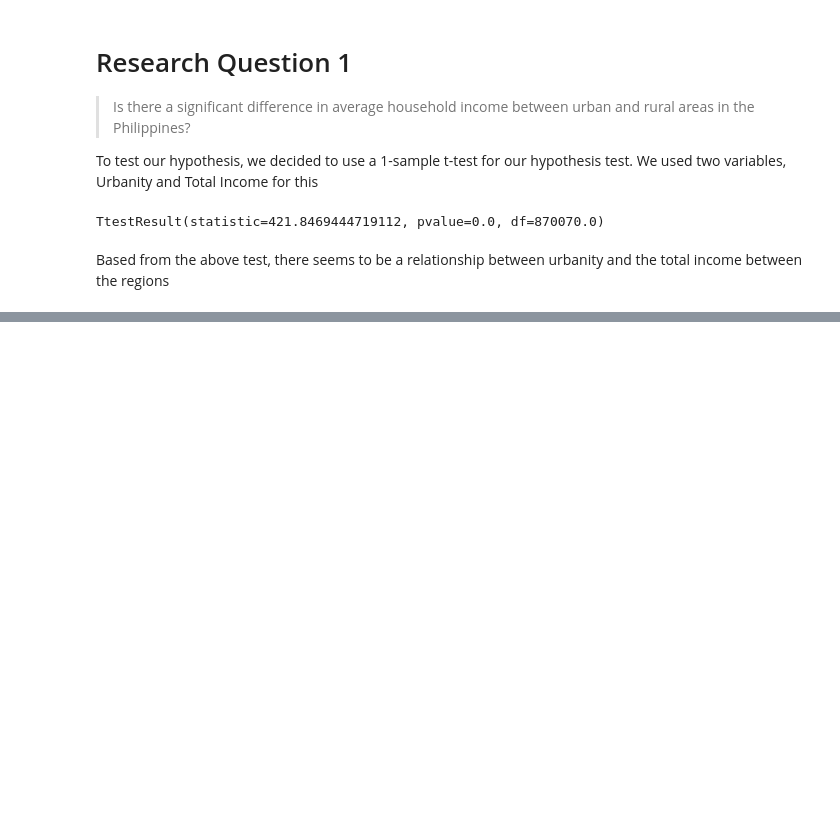
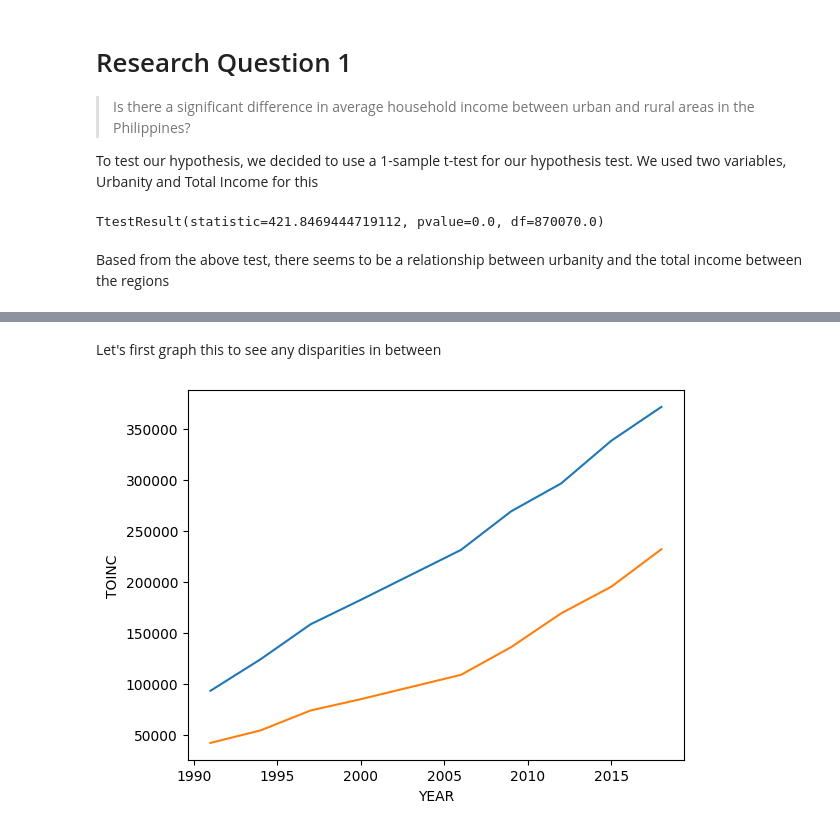
Before and after one commit to NikYT05/cs-132-project, a Jupyter notebook: hypothesis-testing/Hypothesis Testing.ipynb, the cells around one changed output, grey strips where cells are left out. Saved outputs shown, nothing was run; the diff lists cells and outputs as text; code cells hidden in the pictures; blank space fills up the shorter version.

```diff
--- a/hypothesis-testing/Hypothesis Testing.ipynb
+++ b/hypothesis-testing/Hypothesis Testing.ipynb
@@ -74,7 +75,7 @@ dataset['TOINC'] = pd.to_numeric(dataset['TOINC'], errors='coerce')
 dataset['YEAR'] = pd.to_numeric(dataset['YEAR'], errors='coerce')
 dataset['URB'] = pd.to_numeric(dataset['URB'], errors='coerce')
 
-fixed_dataset = dataset.dropna(axis='rows')
+fixed_dataset = dataset.dropna(axis='rows').astype({'YEAR': 'int', 'URB':int})
 fixed_dataset
 # %% [output]
 |  | YEAR | REGN | URB | TOINC |
@@ -116,0 +137,7 @@ What hypothesis test am I supposed to use with this?
+# %%
+average_income = fixed_dataset.groupby(['YEAR', 'URB'], as_index=False)['TOINC'].mean()
+average_income_urban = average_income.iloc[::2]  # even
+average_income_rural = average_income.iloc[1::2] # odd
+
+#average_income
+average_income_urban
@@ -116,0 +155,8 @@ What hypothesis test am I supposed to use with this?
+# %% [markdown]
+Let's first graph this to see any disparities in between
+# %%
+sns.lineplot(average_income_urban, x='YEAR', y='TOINC')
+sns.lineplot(average_income_rural, x='YEAR', y='TOINC')
+plt.show()
+# %% [output]
+[figure, added]
```
Also changed, not shown: parts of 12 cells of this notebook, 1 other file.
